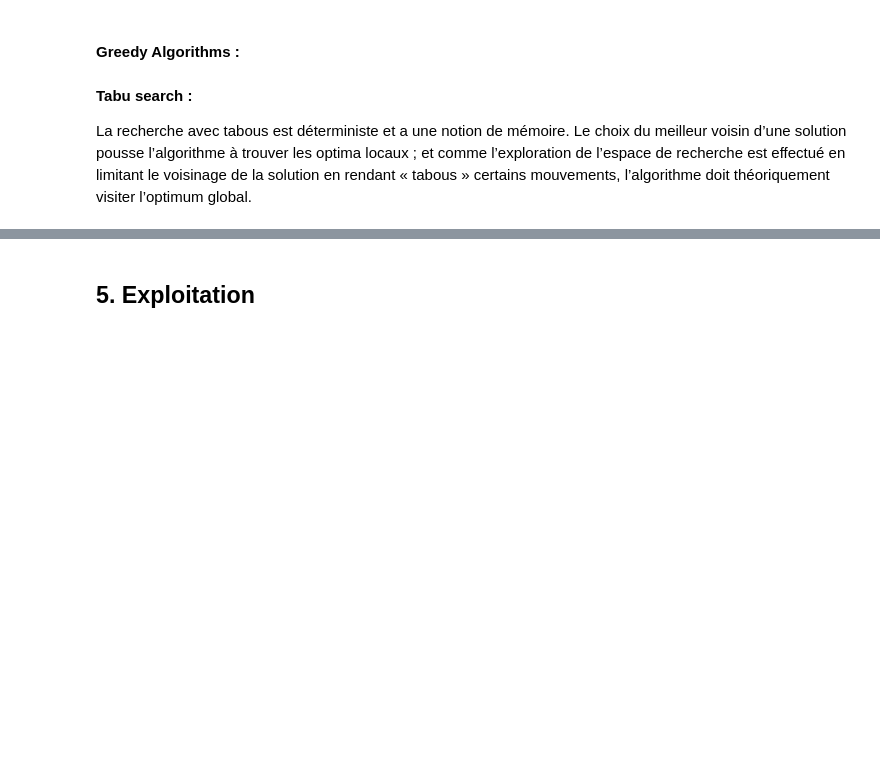
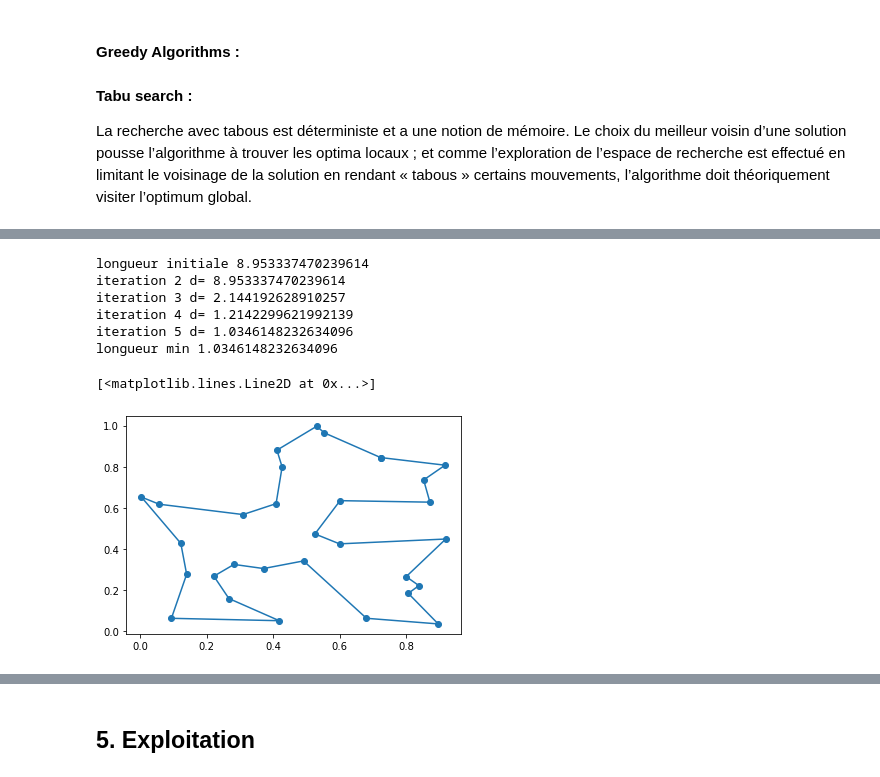
Before and after one commit to SnipeDragons/Algo-Livrable-1, a Jupyter notebook: Livrable.ipynb, the cells around one changed output, grey strips where cells are left out. Saved outputs shown, nothing was run; the diff lists cells and outputs as text; code cells hidden in the pictures; blank space fills up the shorter version.

```diff
--- a/Livrable.ipynb
+++ b/Livrable.ipynb
@@ -168,0 +182,47 @@ La recherche avec tabous est déterministe et a une notion de mémoire. Le choix
+# %%
+def longueur (x,y, ordre):
+    i = ordre[-1]
+    x0,y0 = x[i], y[i]
+    d = 0
+    for o in ordre:
+        x1,y1 = x[o], y[o]
+        d += (x0-x1)**2 + (y0-y1)**2
+        x0,y0 = x1,y1
+    return d
+
+ordre = list(range(len(x)))
+print("longueur initiale", longueur(x,y,ordre))
+
+def permutation(x,y,ordre):
+    d  = longueur(x,y,ordre)
+    d0 = d+1
+    it = 1
+    while d < d0 :
+        it += 1
+        print("iteration",it, "d=",d)
+        d0 = d
+        for i in range(0,len(ordre)-1) :
+            for j in range(i+2,len(ordre)):
+                r = ordre[i:j].copy()
+                r.reverse()
+                ordre2 = ordre[:i] + r + ordre[j:]
+                t = longueur(x,y,ordre2)
+                if t < d :
+                    d = t
+                    ordre = ordre2
+    return ordre
+
+ordre = permutation (x,y,list(range(len(x))))
+print("longueur min", longueur(x,y,ordre))
+xo = [ x[o] for o in ordre + [ordre[0]]]
+yo = [ y[o] for o in ordre + [ordre[0]]]
+plt.plot(xo,yo, "o-")
+# %% [output]
+longueur initiale 8.953337470239614
+iteration 2 d= 8.953337470239614
+iteration 3 d= 2.144192628910257
+iteration 4 d= 1.2142299621992139
+iteration 5 d= 1.0346148232634096
+longueur min 1.0346148232634096
+[<matplotlib.lines.Line2D at 0x...>]
+[figure, added]
```
Also changed, not shown: parts of 3 cells of this notebook.
